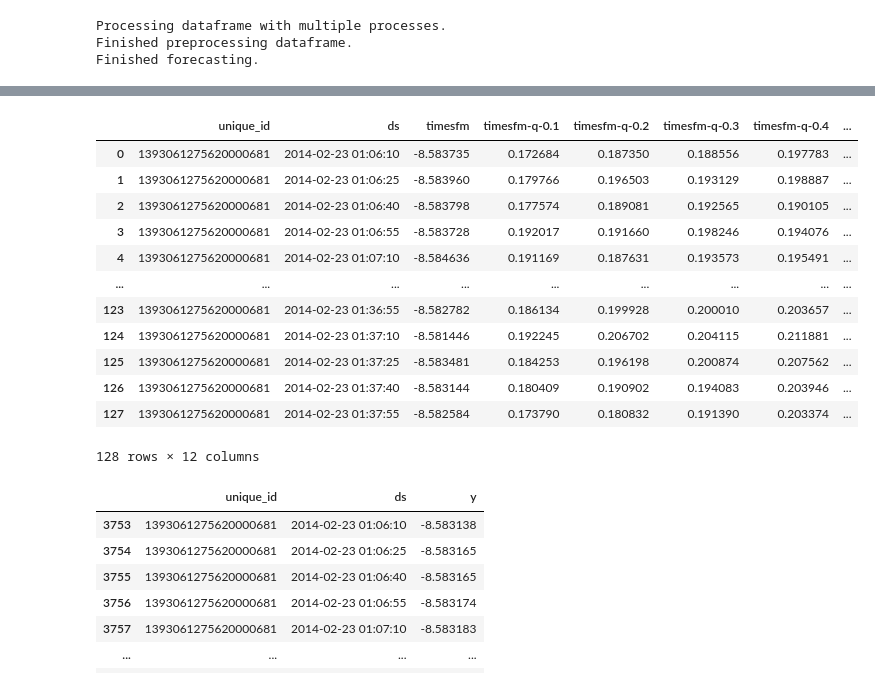
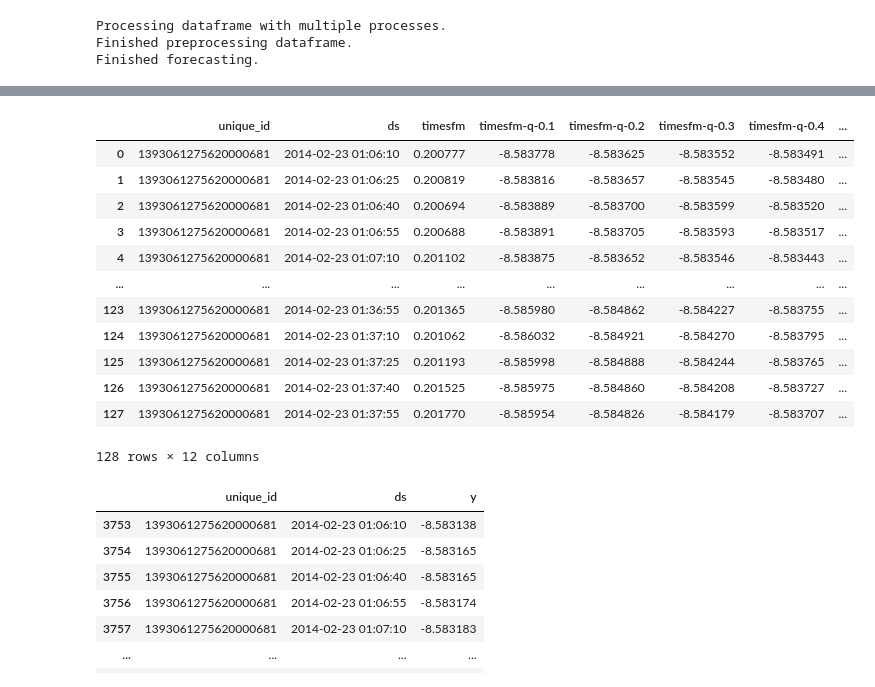
Before and after one commit to talevski14/taxi-destination-prediction, a Jupyter notebook: notebooks/longest_ride_prediction/LongestRidePredictionEveryQSecondCheckpoint.ipynb, the cells around one changed output, grey strips where cells are left out. Cells and saved outputs as stored; diff of their text form; code cells hidden in the pictures.

```diff
--- a/notebooks/LongestRidePrediction.ipynb
+++ b/notebooks/longest_ride_prediction/LongestRidePredictionEveryQSecondCheckpoint.ipynb
@@ -99,14 +99,17 @@ import timesfm
  See https://github.com/google-research/timesfm/blob/master/README.md for updated APIs.
 Loaded PyTorch TimesFM, likely because python version is 3.11.13 | packaged by Anaconda, Inc. | (main, Jun  5 2025, 13:03:15) [MSC v.1929 64 bit (AMD64)].
 # %%
-tfm = timesfm.TimesFm(
+tfm_long = timesfm.TimesFm(
       hparams=timesfm.TimesFmHparams(
           backend="gpu",
           per_core_batch_size=32,
           horizon_len=128,
+          num_layers=50,
+          use_positional_embedding=False,
+          context_len=2048,
       ),
       checkpoint=timesfm.TimesFmCheckpoint(
-          huggingface_repo_id="google/timesfm-1.0-200m-pytorch"),
+          huggingface_repo_id="google/timesfm-2.0-500m-pytorch"),
   )
 # %%
 df_processing_long_train
@@ -126,8 +129,8 @@ df_processing_long_train
 3753 rows × 3 columns
 # %%
 from sklearn.preprocessing import MinMaxScaler
-scaler = MinMaxScaler()
-df_processing_long_train['y'] = scaler.fit_transform(df_processing_long_train[['y']])
+scaler_long = MinMaxScaler()
+df_processing_long_train['y'] = scaler_long.fit_transform(df_processing_long_train[['y']])
 df_processing_long_train
 # %% [output]
 A value is trying to be set on a copy of a slice from a DataFrame.
@@ -157,7 +160,7 @@ Try using .loc[row_indexer,col_indexer] = value instead
 See the caveats in the documentation: https://pandas.pydata.org/pandas-docs/stable/user_guide/indexing.html#returning-a-view-versus-a-copy
   df_processing_long_train['ds'] = pd.to_datetime(df_processing_long_train['ds'])
 # %%
-forecast_df = tfm.forecast_on_df(
+forecast_df_long = tfm_long.forecast_on_df(
     inputs=df_processing_long_train,
     freq="15s",
     value_name="y",
@@ -185,20 +188,23 @@ forecast_df
 128 rows × 12 columns
+# %%
+columns = ['timesfm-q-0.1', 'timesfm-q-0.2', 'timesfm-q-0.3', 'timesfm-q-0.4', 'timesfm-q-0.5', 'timesfm-q-0.6', 'timesfm-q-0.7', 'timesfm-q-0.8', 'timesfm-q-0.9']
 # %%
-forecast_df['timesfm'] = scaler.inverse_transform(forecast_df[['timesfm']])
-forecast_df
+for column in columns:
+    forecast_df_long[column] = scaler_long.inverse_transform(forecast_df_long[[column]])
+forecast_df_long
 # %% [output]
 |  | unique_id | ds | timesfm | timesfm-q-0.1 | timesfm-q-0.2 | timesfm-q-0.3 | timesfm-q-0.4 | ... |
-| 0 | 1393061275620000681 | 2014-02-23 01:06:10 | -8.583735 | 0.172684 | 0.187350 | 0.188556 | 0.197783 | ... |
-| 1 | 1393061275620000681 | 2014-02-23 01:06:25 | -8.583960 | 0.179766 | 0.196503 | 0.193129 | 0.198887 | ... |
-| 2 | 1393061275620000681 | 2014-02-23 01:06:40 | -8.583798 | 0.177574 | 0.189081 | 0.192565 | 0.190105 | ... |
-| 3 | 1393061275620000681 | 2014-02-23 01:06:55 | -8.583728 | 0.192017 | 0.191660 | 0.198246 | 0.194076 | ... |
-| 4 | 1393061275620000681 | 2014-02-23 01:07:10 | -8.584636 | 0.191169 | 0.187631 | 0.193573 | 0.195491 | ... |
+| 0 | 1393061275620000681 | 2014-02-23 01:06:10 | 0.200777 | -8.583778 | -8.583625 | -8.583552 | -8.583491 | ... |
+| 1 | 1393061275620000681 | 2014-02-23 01:06:25 | 0.200819 | -8.583816 | -8.583657 | -8.583545 | -8.583480 | ... |
+| 2 | 1393061275620000681 | 2014-02-23 01:06:40 | 0.200694 | -8.583889 | -8.583700 | -8.583599 | -8.583520 | ... |
+| 3 | 1393061275620000681 | 2014-02-23 01:06:55 | 0.200688 | -8.583891 | -8.583705 | -8.583593 | -8.583517 | ... |
+| 4 | 1393061275620000681 | 2014-02-23 01:07:10 | 0.201102 | -8.583875 | -8.583652 | -8.583546 | -8.583443 | ... |
 | ... | ... | ... | ... | ... | ... | ... | ... | ... |
-| 123 | 1393061275620000681 | 2014-02-23 01:36:55 | -8.582782 | 0.186134 | 0.199928 | 0.200010 | 0.203657 | ... |
-| 124 | 1393061275620000681 | 2014-02-23 01:37:10 | -8.581446 | 0.192245 | 0.206702 | 0.204115 | 0.211881 | ... |
-| 125 | 1393061275620000681 | 2014-02-23 01:37:25 | -8.583481 | 0.184253 | 0.196198 | 0.200874 | 0.207562 | ... |
-| 126 | 1393061275620000681 | 2014-02-23 01:37:40 | -8.583144 | 0.180409 | 0.190902 | 0.194083 | 0.203946 | ... |
-| 127 | 1393061275620000681 | 2014-02-23 01:37:55 | -8.582584 | 0.173790 | 0.180832 | 0.191390 | 0.203374 | ... |
+| 123 | 1393061275620000681 | 2014-02-23 01:36:55 | 0.201365 | -8.585980 | -8.584862 | -8.584227 | -8.583755 | ... |
+| 124 | 1393061275620000681 | 2014-02-23 01:37:10 | 0.201062 | -8.586032 | -8.584921 | -8.584270 | -8.583795 | ... |
+| 125 | 1393061275620000681 | 2014-02-23 01:37:25 | 0.201193 | -8.585998 | -8.584888 | -8.584244 | -8.583765 | ... |
+| 126 | 1393061275620000681 | 2014-02-23 01:37:40 | 0.201525 | -8.585975 | -8.584860 | -8.584208 | -8.583727 | ... |
+| 127 | 1393061275620000681 | 2014-02-23 01:37:55 | 0.201770 | -8.585954 | -8.584826 | -8.584179 | -8.583707 | ... |
 128 rows × 12 columns
 # %%
 df_processing_long_test
```
Also changed, not shown: parts of 11 cells of this notebook, 4 other files.
